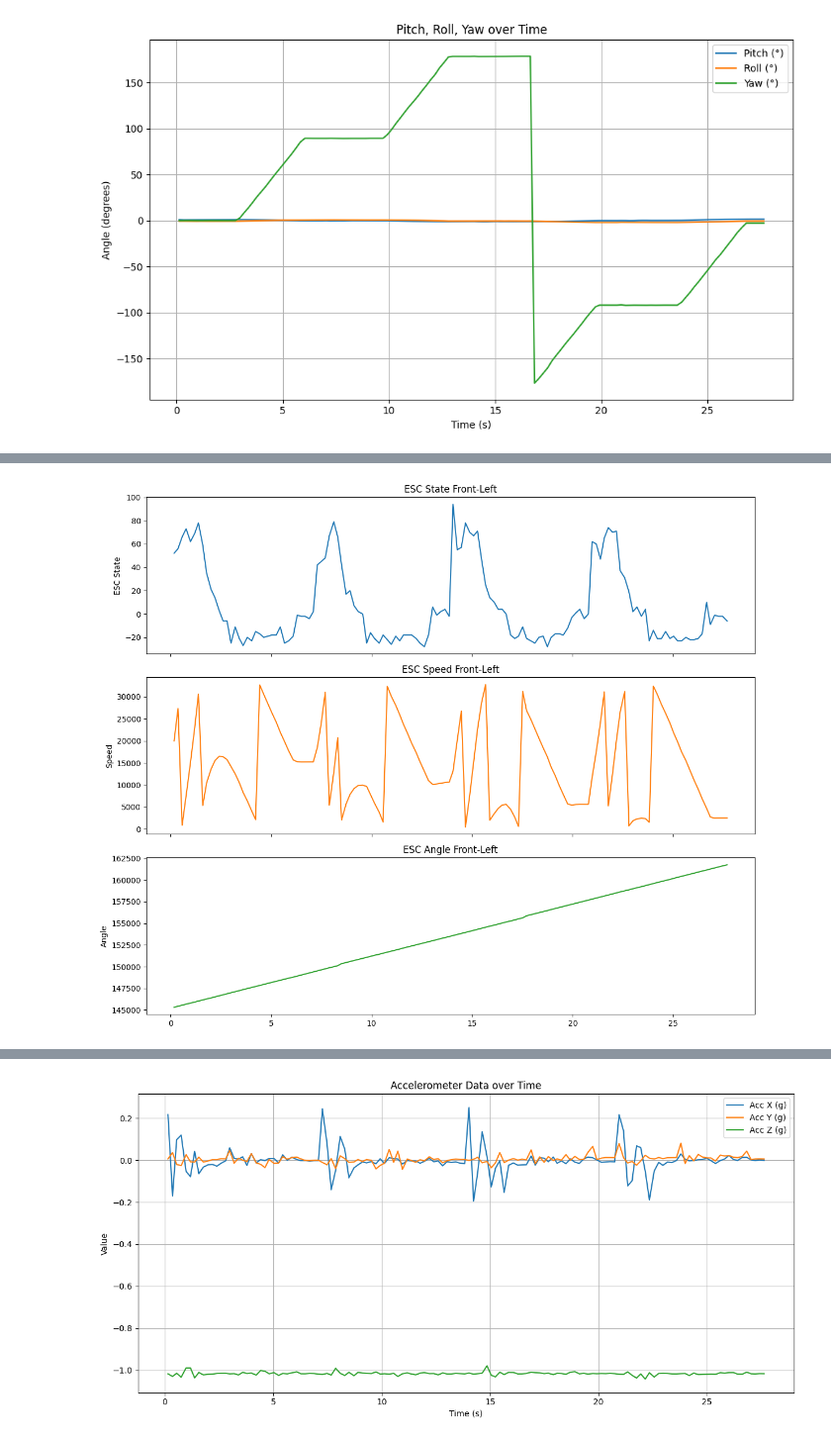
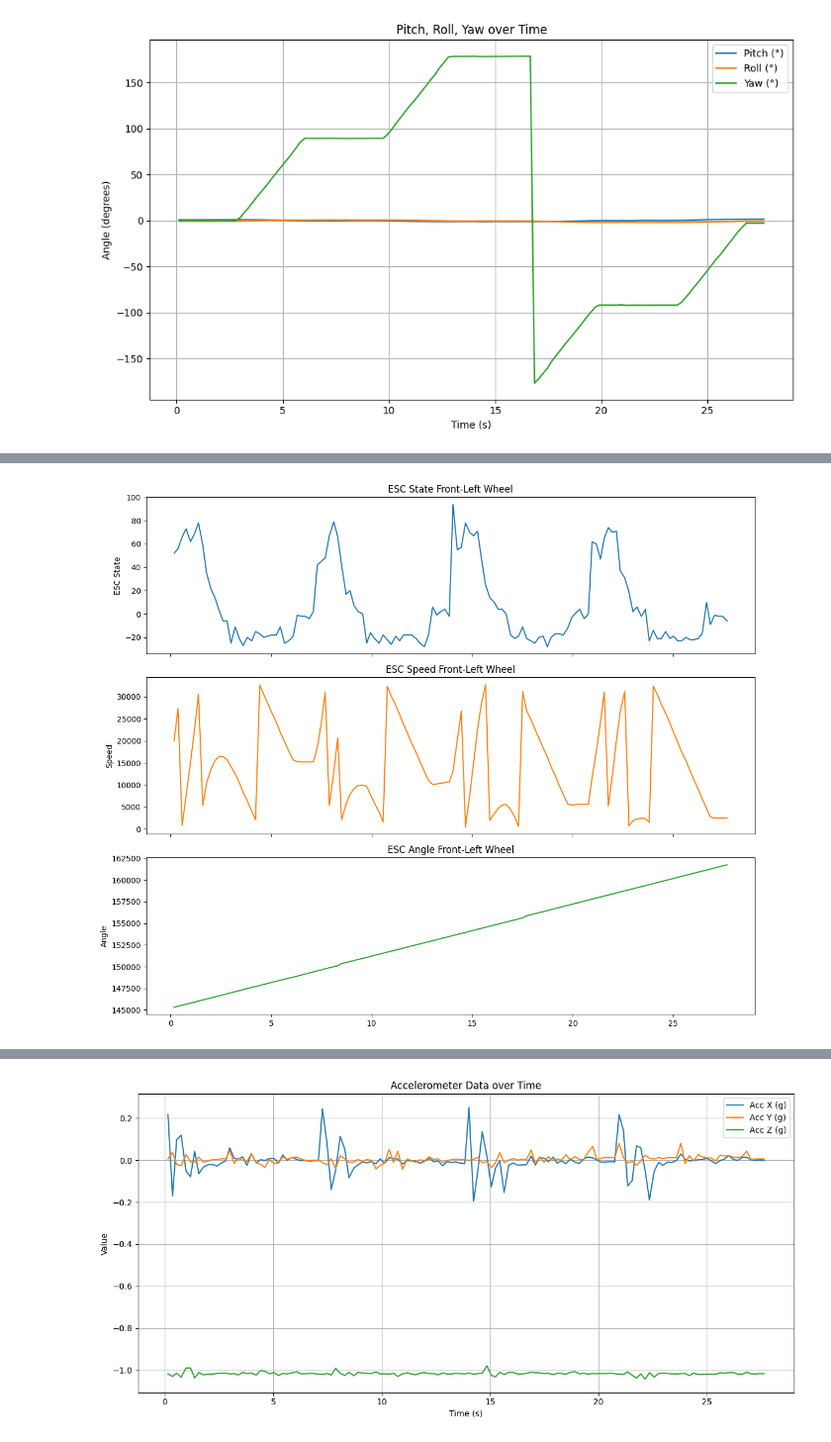
Before and after one commit to Peeranatz/Bout_Robot, a Jupyter notebook: example_1/bouding_bout.ipynb, the cells around one changed output, grey strips where cells are left out. Shown at 99% size. Cells and saved outputs as stored; diff of their text form; code cells hidden in the pictures.

```diff
--- a/example_1/bouding_bout.ipynb
+++ b/example_1/bouding_bout.ipynb
@@ -64,32 +66,32 @@ plt.show()
 # %%
 import pandas as pd
 import matplotlib.pyplot as plt
 
 # Load the data
 data = pd.read_csv(r"csv_3\robomaster_esc_data.csv")
 
 fig, axs = plt.subplots(3, 1, figsize=(12, 10), sharex=True)
 
 # Plot esc_state_fr
 axs[0].plot(data["timestamp"], data["esc_state_fl"], color="tab:blue")
 axs[0].set_ylabel("ESC State")
-axs[0].set_title("ESC State Front-Left")
+axs[0].set_title("ESC State Front-Left Wheel")
 
 # Plot esc_speed_fr
 axs[1].plot(data["timestamp"], data["esc_speed_fl"], color="tab:orange")
 axs[1].set_ylabel("Speed")
-axs[1].set_title("ESC Speed Front-Left")
+axs[1].set_title("ESC Speed Front-Left Wheel")
 
 # Plot esc_angle_fr
 axs[2].plot(data["timestamp"], data["esc_angle_fl"], color="tab:green")
 axs[2].set_ylabel("Angle")
-axs[2].set_title("ESC Angle Front-Left")
+axs[2].set_title("ESC Angle Front-Left Wheel")
 
 
 plt.tight_layout()
 plt.show()
 # %% [output]
-[figure, old version]
+[figure, new version]
 # %%
 import pandas as pd
 import matplotlib.pyplot as plt
```
Also changed, not shown: parts of 7 cells of this notebook, 5 other files.
